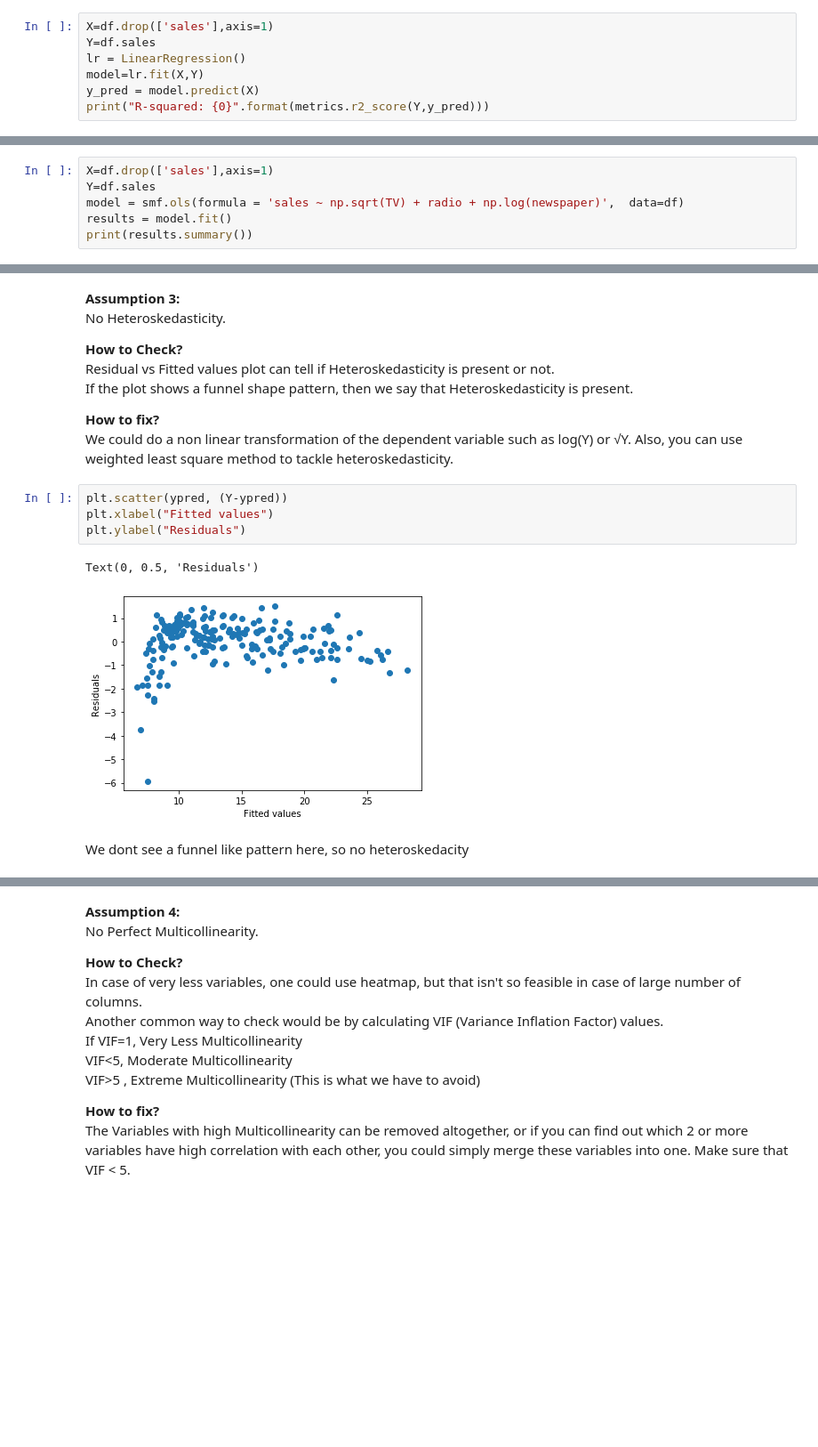
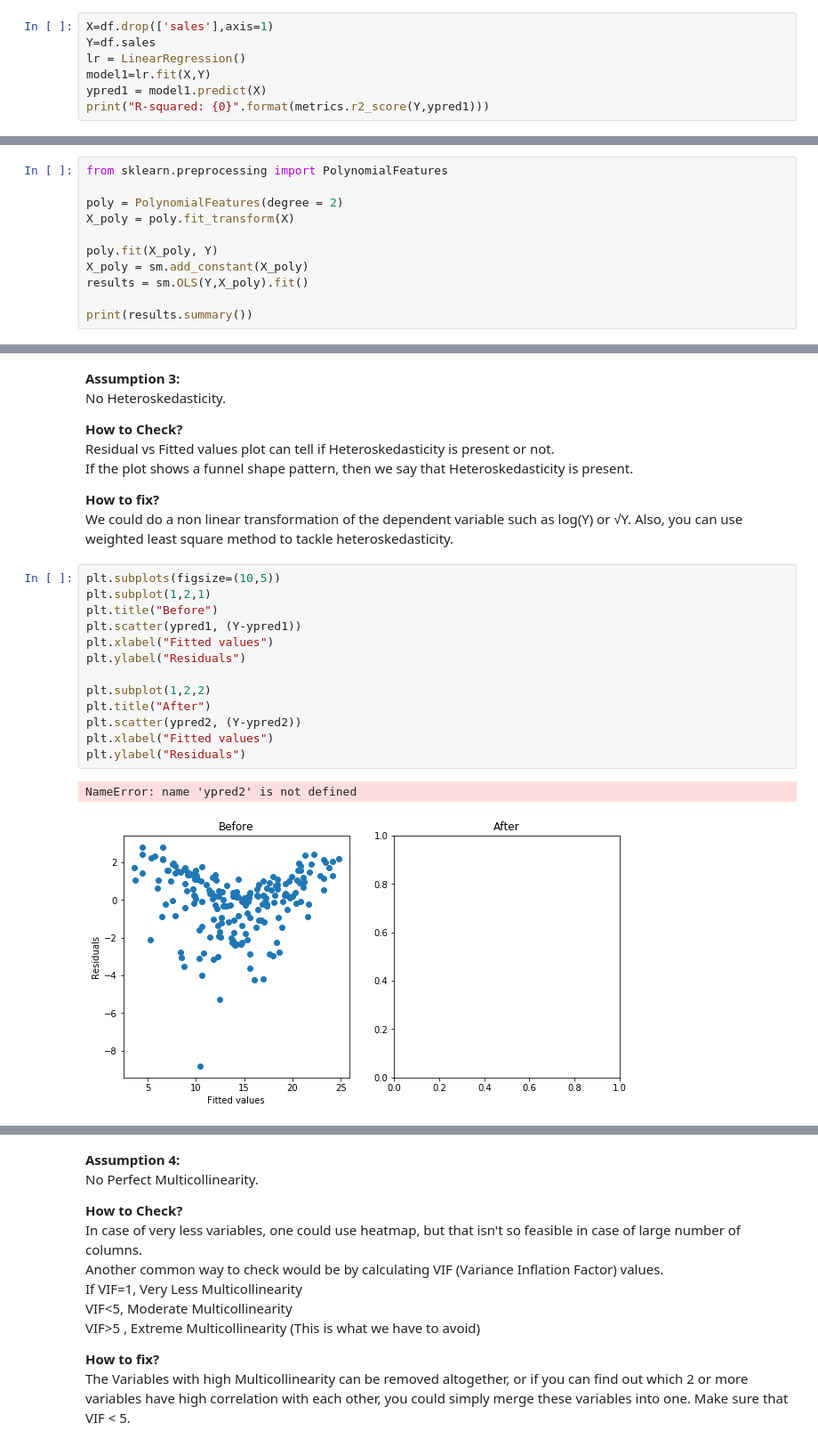
Before and after one commit to fahadanwar10/LinearRegression, a Jupyter notebook: media-sales-linear-regression-verify-assumptions.ipynb, the cells around one changed output, grey strips where cells are left out. Shown: that part at 89% size. Drawn from its saved outputs; the diff is of its cells as text; blank space fills up the shorter version.

```diff
--- a/media-sales-linear-regression-verify-assumptions.ipynb
+++ b/media-sales-linear-regression-verify-assumptions.ipynb
@@ -39,8 +34,8 @@ memory usage: 6.4 KB
 X=df.drop(['sales'],axis=1)
 Y=df.sales
 lr = LinearRegression()
-model=lr.fit(X,Y)
-y_pred = model.predict(X)
-print("R-squared: {0}".format(metrics.r2_score(Y,y_pred)))
+model1=lr.fit(X,Y)
+ypred1 = model1.predict(X)
+print("R-squared: {0}".format(metrics.r2_score(Y,ypred1)))
 # %% [output]
 R-squared: 0.8972106381789522
@@ -77,0 +58,11 @@ By Performing a log transformation of newspaper variable and square root of TV,
+# %%
+from sklearn.preprocessing import PolynomialFeatures
+
+poly = PolynomialFeatures(degree = 2)
+X_poly = poly.fit_transform(X)
+
+poly.fit(X_poly, Y)
+X_poly = sm.add_constant(X_poly)
+results = sm.OLS(Y,X_poly).fit()
+
+print(results.summary())
@@ -86,9 +95,3 @@ statsmodels' linear regression summary gives us the DW value amongst other usefu
 **How to Fix?**<br>
 * Add a column thats lagged with respect to the Independent variable
 * Center the Variable (Subtract all values in the column by its mean).
-# %%
-X=df.drop(['sales'],axis=1)
-Y=df.sales
-model = smf.ols(formula = 'sales ~ np.sqrt(TV) + radio + np.log(newspaper)',  data=df)
-results = model.fit()
-print(results.summary())
@@ -121,12 +106,19 @@ Residual vs Fitted values plot can tell if Heteroskedasticity is present or not.
 
 **How to fix?**<br>
 We could do a non linear transformation of the dependent variable such as log(Y) or √Y. Also, you can use weighted least square method to tackle heteroskedasticity.
-# %%
-plt.scatter(ypred, (Y-ypred))
-plt.xlabel("Fitted values")
-plt.ylabel("Residuals")
-# %% [output]
-Text(0, 0.5, 'Residuals')
-[figure, removed]
-# %% [markdown]
-We dont see a funnel like pattern here, so no heteroskedacity
+# %%
+plt.subplots(figsize=(10,5))
+plt.subplot(1,2,1)
+plt.title("Before")
+plt.scatter(ypred1, (Y-ypred1))
+plt.xlabel("Fitted values")
+plt.ylabel("Residuals")
+
+plt.subplot(1,2,2)
+plt.title("After")
+plt.scatter(ypred2, (Y-ypred2))
+plt.xlabel("Fitted values")
+plt.ylabel("Residuals")
+# %% [output]
+NameError: name 'ypred2' is not defined
+[figure, added]
```
Also changed, not shown: parts of 19 cells of this notebook.
